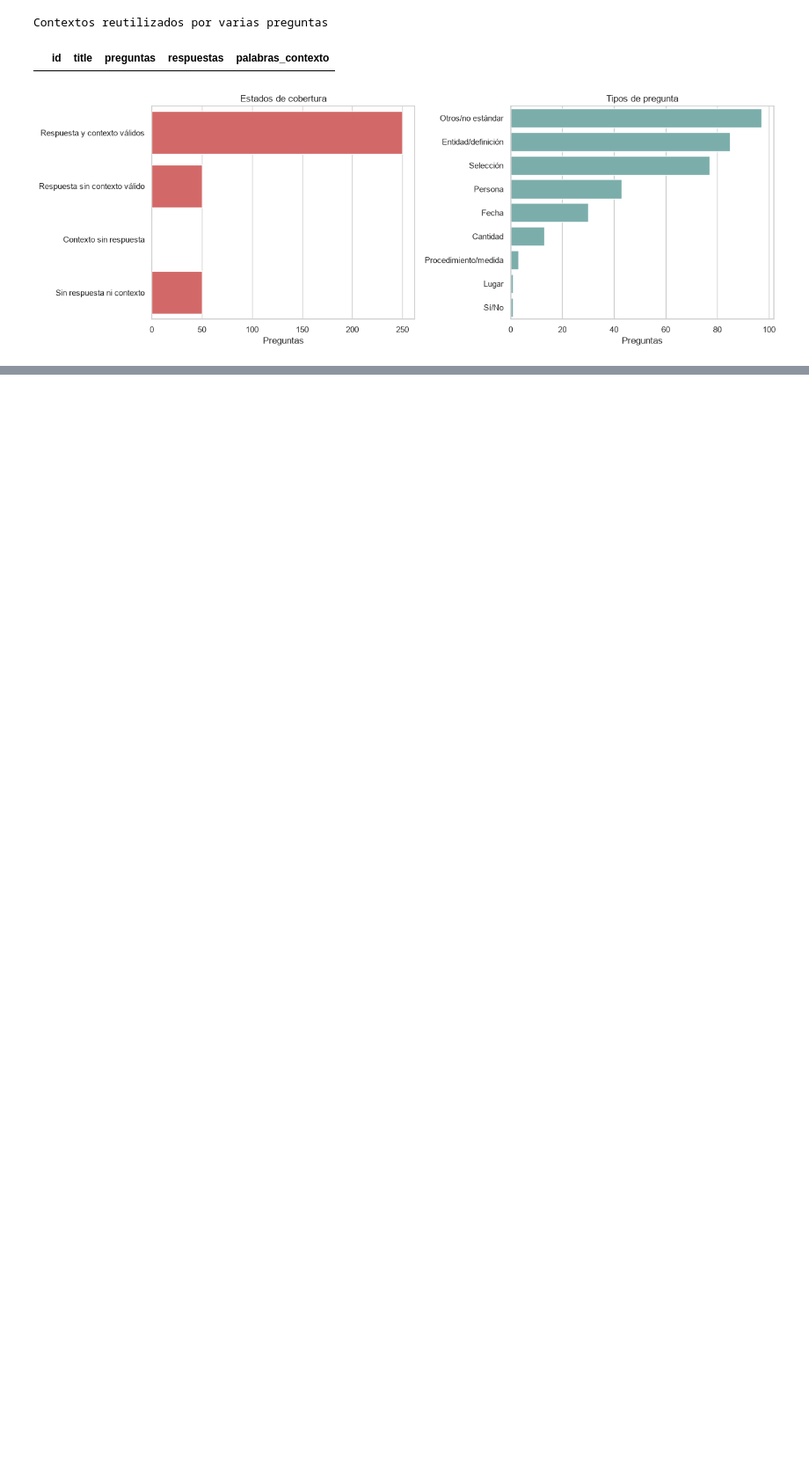
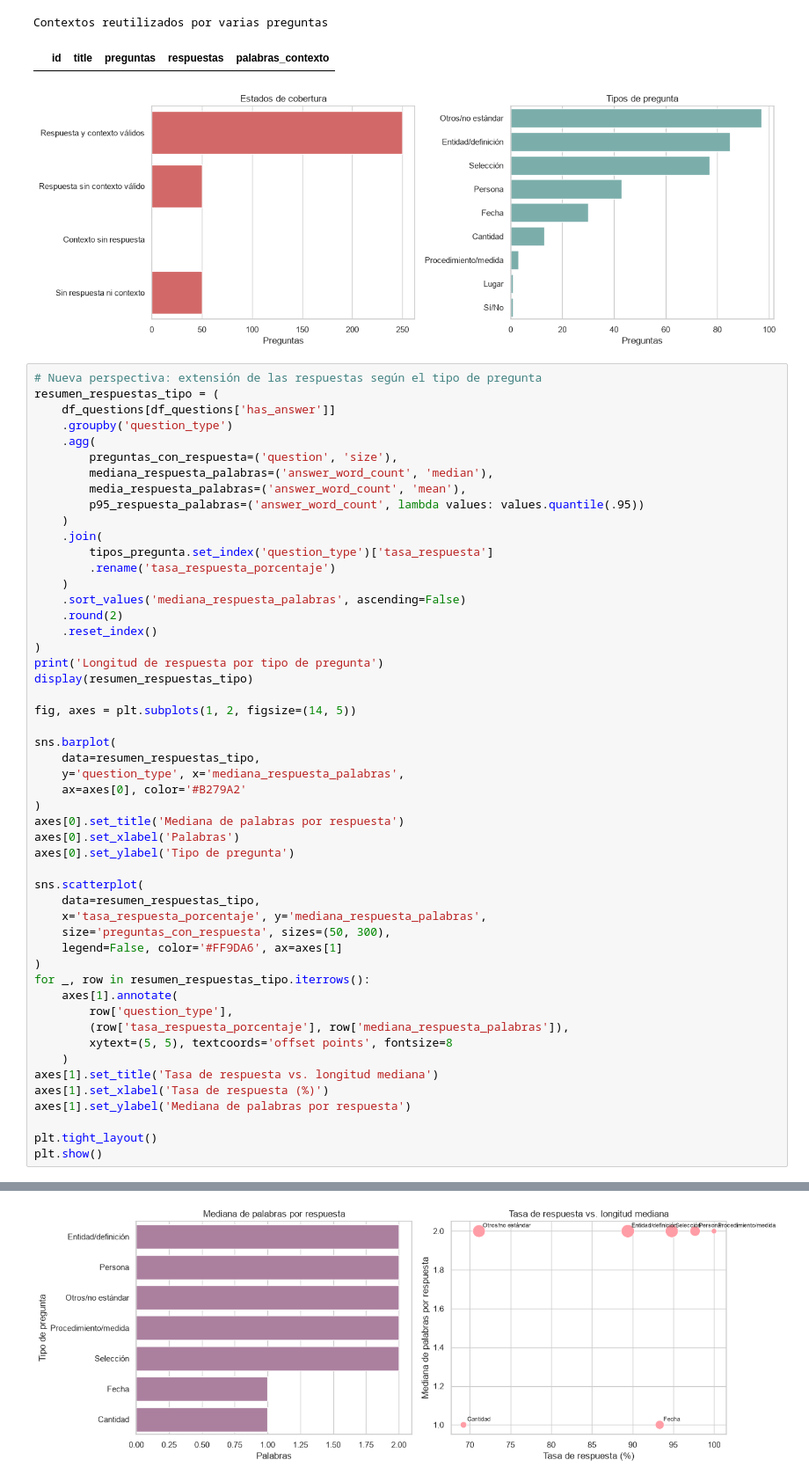
Before and after one commit to Chechu13/Practica_PLN_II, a Jupyter notebook: notebooks/EDA.ipynb, the cells around one changed output, grey strips where cells are left out. Shown at 88% size. Drawn from its saved outputs; the diff is of its cells as text; blank space fills up the shorter version.

```diff
--- a/notebooks/EDA.ipynb
+++ b/notebooks/EDA.ipynb
@@ -425,3 +430,55 @@ Composición por tipo de pregunta
 Contextos reutilizados por varias preguntas
 |  | id | title | preguntas | respuestas | palabras_contexto |
 [figure]
+# %%
+# Nueva perspectiva: extensión de las respuestas según el tipo de pregunta
+resumen_respuestas_tipo = (
+    df_questions[df_questions['has_answer']]
+    .groupby('question_type')
+    .agg(
+        preguntas_con_respuesta=('question', 'size'),
+        mediana_respuesta_palabras=('answer_word_count', 'median'),
+        media_respuesta_palabras=('answer_word_count', 'mean'),
+        p95_respuesta_palabras=('answer_word_count', lambda values: values.quantile(.95))
+    )
+    .join(
+        tipos_pregunta.set_index('question_type')['tasa_respuesta']
+        .rename('tasa_respuesta_porcentaje')
+    )
+    .sort_values('mediana_respuesta_palabras', ascending=False)
+    .round(2)
+    .reset_index()
+)
+print('Longitud de respuesta por tipo de pregunta')
+display(resumen_respuestas_tipo)
+
+fig, axes = plt.subplots(1, 2, figsize=(14, 5))
+
+sns.barplot(
+    data=resumen_respuestas_tipo,
+    y='question_type', x='mediana_respuesta_palabras',
+    ax=axes[0], color='#B279A2'
+)
+axes[0].set_title('Mediana de palabras por respuesta')
+axes[0].set_xlabel('Palabras')
+axes[0].set_ylabel('Tipo de pregunta')
+
+sns.scatterplot(
+    data=resumen_respuestas_tipo,
+    x='tasa_respuesta_porcentaje', y='mediana_respuesta_palabras',
+    size='preguntas_con_respuesta', sizes=(50, 300),
+    legend=False, color='#FF9DA6', ax=axes[1]
+)
+for _, row in resumen_respuestas_tipo.iterrows():
+    axes[1].annotate(
+        row['question_type'],
+        (row['tasa_respuesta_porcentaje'], row['mediana_respuesta_palabras']),
+        xytext=(5, 5), textcoords='offset points', fontsize=8
+    )
+axes[1].set_title('Tasa de respuesta vs. longitud mediana')
+axes[1].set_xlabel('Tasa de respuesta (%)')
+axes[1].set_ylabel('Mediana de palabras por respuesta')
+
+plt.tight_layout()
+plt.show()
+# %% [output]
@@ -427,0 +494 @@ Contextos reutilizados por varias preguntas
+[figure, added]
```
Also changed, not shown: parts of 4 cells of this notebook.
